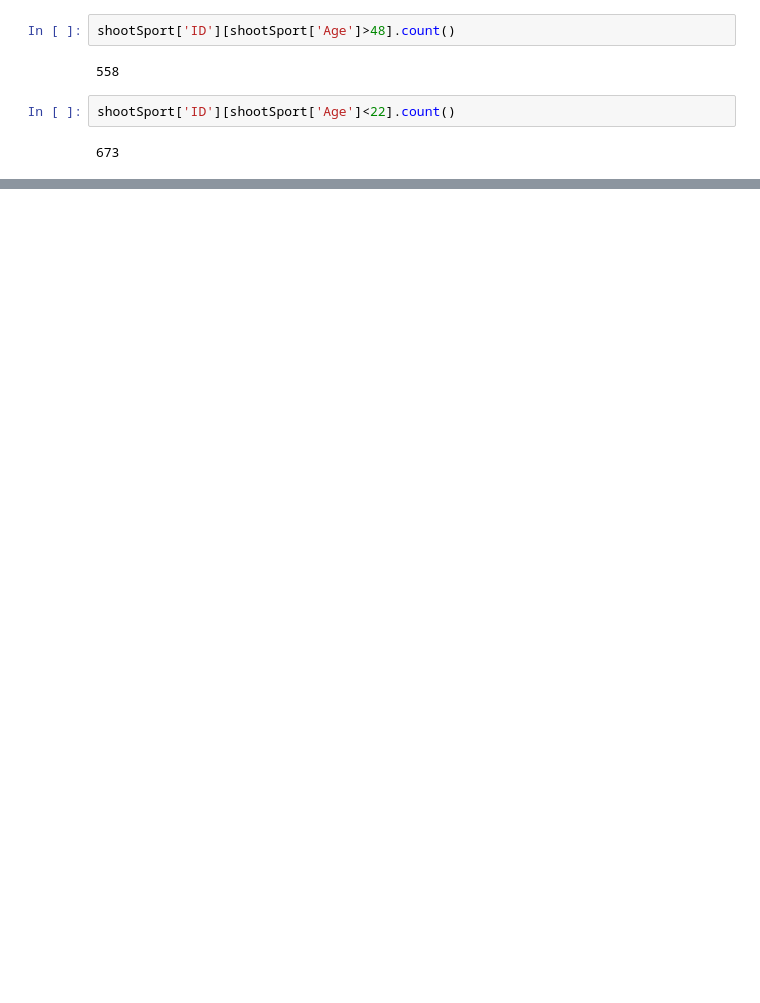
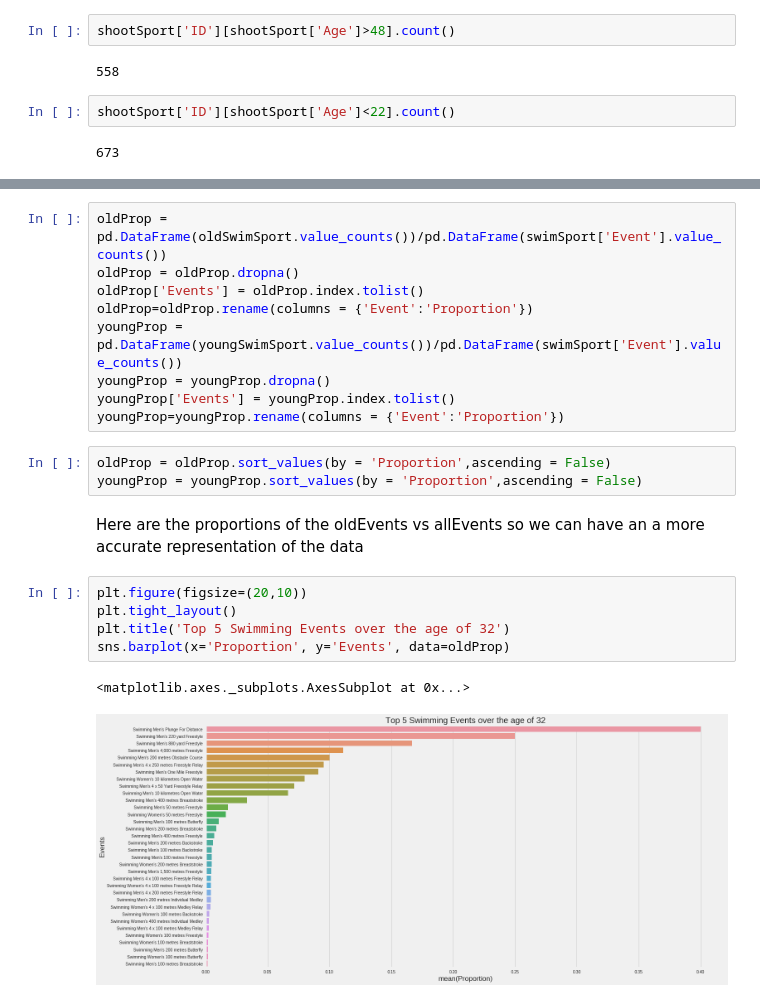
Before and after one commit to KenJiangg/Exploring-Datasets, a Jupyter notebook: Olympics_.ipynb, the cells around one changed output, grey strips where cells are left out. Saved outputs shown, nothing was run; the diff lists cells and outputs as text; blank space fills up the shorter version.

```diff
--- a/Olympics_.ipynb
+++ b/Olympics_.ipynb
@@ -201,0 +270,22 @@ shootSport['ID'][shootSport['Age']<22].count()
+# %%
+oldProp = pd.DataFrame(oldSwimSport.value_counts())/pd.DataFrame(swimSport['Event'].value_counts())
+oldProp = oldProp.dropna()
+oldProp['Events'] = oldProp.index.tolist()
+oldProp=oldProp.rename(columns = {'Event':'Proportion'})
+youngProp = pd.DataFrame(youngSwimSport.value_counts())/pd.DataFrame(swimSport['Event'].value_counts())
+youngProp = youngProp.dropna()
+youngProp['Events'] = youngProp.index.tolist()
+youngProp=youngProp.rename(columns = {'Event':'Proportion'})
+# %%
+oldProp = oldProp.sort_values(by = 'Proportion',ascending = False)
+youngProp = youngProp.sort_values(by = 'Proportion',ascending = False)
+# %% [markdown]
+Here are the proportions of the oldEvents vs allEvents so we can have an a more accurate representation of the data
+# %%
+plt.figure(figsize=(20,10))
+plt.tight_layout()
+plt.title('Top 5 Swimming Events over the age of 32')
+sns.barplot(x='Proportion', y='Events', data=oldProp)
+# %% [output]
+<matplotlib.axes._subplots.AxesSubplot at 0x...>
+[figure, added]
```
Also changed, not shown: parts of 17 cells of this notebook.
